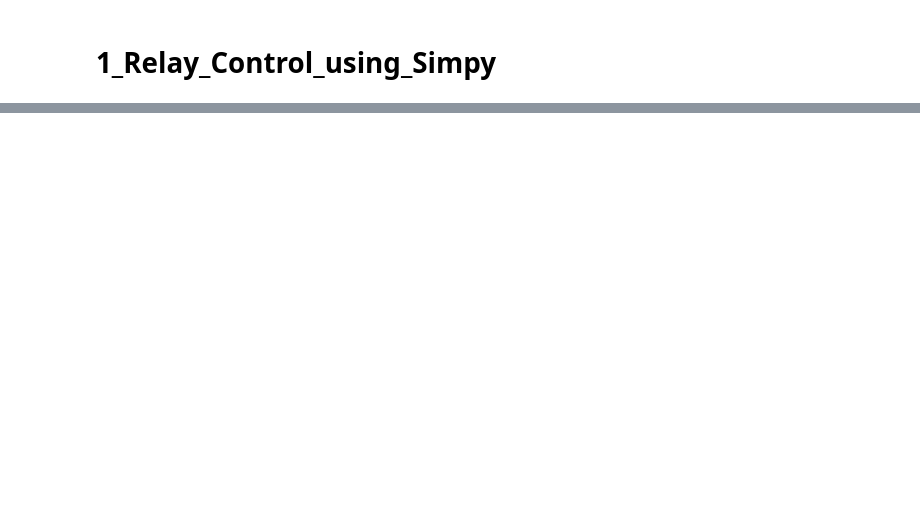
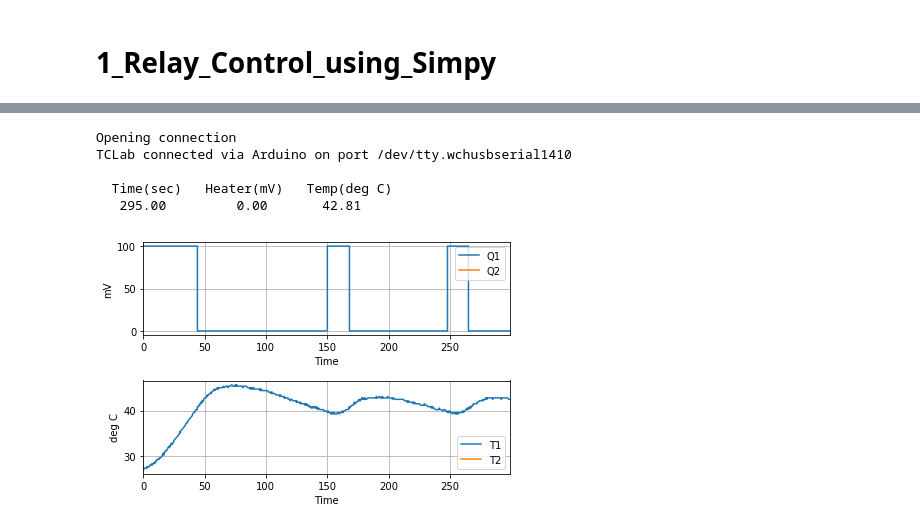
Before and after one commit to APMonitor/arduino, a Jupyter notebook: TCLab/notebooks/1_Relay_Control.ipynb, the cells around one changed output, grey strips where cells are left out. Saved outputs shown, nothing was run; the diff lists cells and outputs as text; code cells hidden in the pictures; blank space fills up the shorter version.

```diff
--- a/TCLab/notebooks/1_Relay_Control.ipynb
+++ b/TCLab/notebooks/1_Relay_Control.ipynb
@@ -77,2 +63,0 @@ a.T2
-# %%
-a.Q1 = 150
@@ -100,2 +63,0 @@ for k in range(0,10):
-# %%
-a.Q1 = 0
@@ -101,0 +94,50 @@ a.Q1 = 0
+# %%
+%matplotlib inline
+
+import simpy.rt
+import sys
+sys.path.append("../TCLab")
+from TCLab import TCLab
+
+# controller coroutine with interrupt for premature ending
+def control(env):
+    while True:
+        try:
+            a.Q1 = 100 if (a.T1 <= Tsetpoint - h/2) else a.Q1
+            a.Q1 = 0 if (a.T1 >= Tsetpoint + h/2) else a.Q1
+            yield env.timeout(1)
+        except:
+            a.stop()
+
+# reporter coroutine to help us monitor status
+def reporter(env):
+    print("\n  Time(sec)   Heater(mV)   Temp(deg C)")
+    sfmt = '  {0:7.2f}      {1:7.2f}     {2:7.2f}'
+    while True:
+        print(sfmt.format(env.now, a.Q1, a.T1), flush=True, end='\r')
+        yield env.timeout(5)
+
+# fix the setpoint
+Tsetpoint = 40.0
+h = 0.5
+
+# start up the temperature control lab
+a = TCLab()
+a.start()
+
+# create the real-time simulation environment
+env = simpy.rt.RealtimeEnvironment(strict=False)
+env.process(control(env))
+env.process(reporter(env))
+env.run(until=300)
+
+# shutdown
+a.stop()
+a.plot()
+# %% [output]
+Opening connection
+TCLab connected via Arduino on port /dev/tty.wchusbserial1410
+
+  Time(sec)   Heater(mV)   Temp(deg C)
+   295.00         0.00       42.81
+[figure, added]
```
Also changed, not shown: parts of 13 cells of this notebook, 1 other file.
